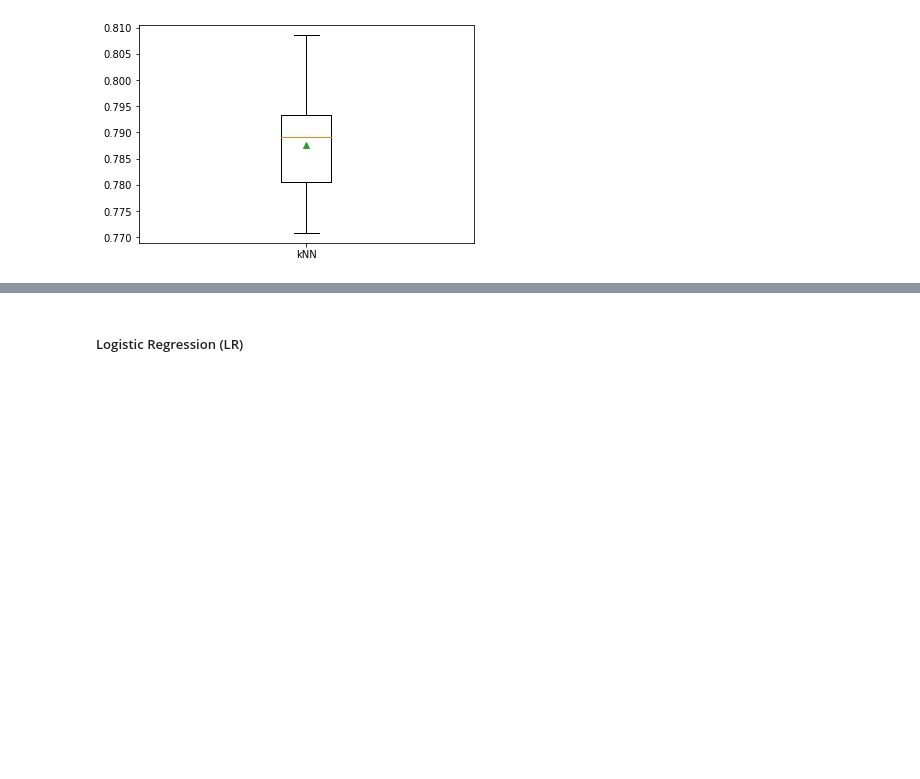
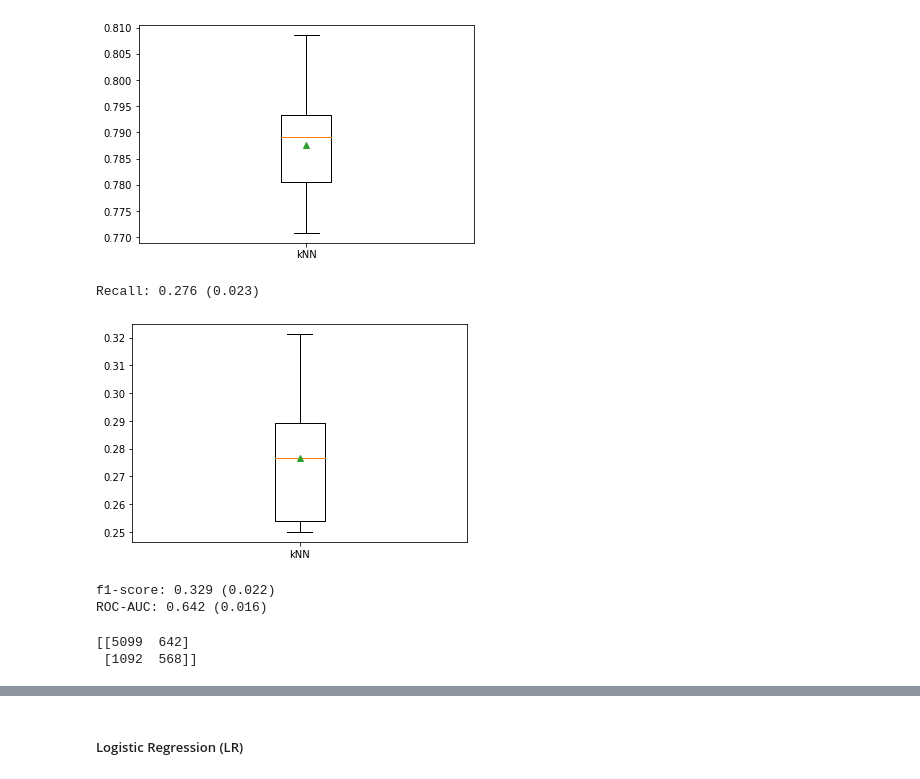
Before and after one commit to Bryan-Suelo/machine_learning, a Jupyter notebook: default_credit_card_clients/default_credit_card.ipynb, the cells around one changed output, grey strips where cells are left out. Drawn from its saved outputs; the diff is of its cells as text; code cells hidden in the pictures; blank space fills up the shorter version.

```diff
--- a/default_credit_card_clients/default_credit_card.ipynb
+++ b/default_credit_card_clients/default_credit_card.ipynb
@@ -642,3 +631,28 @@ plt.boxplot(scores, labels=['kNN'], showmeans=True)
 plt.show()
 # %% [output]
 [figure]
+# %%
+recall = cross_val_score(model, X0_train, Y0_train, scoring='recall', cv=cv, n_jobs=-1)
+print('Recall: %.3f (%.3f)' % (mean(recall), std(recall)))
+# %% [output]
+Recall: 0.276 (0.023)
+# %%
+plt.boxplot(recall, labels=['kNN'], showmeans=True)
+plt.show()
+# %% [output]
+[figure, added]
+# %%
+f1 = cross_val_score(model, X0_train, Y0_train, scoring='f1', cv=cv, n_jobs=-1)
+print('f1-score: %.3f (%.3f)' % (mean(f1), std(f1)))
+auc = cross_val_score(model, X0_train, Y0_train, scoring='roc_auc', cv=cv, n_jobs=-1)
+print('ROC-AUC: %.3f (%.3f)' % (mean(auc), std(auc)))
+# %% [output]
+f1-score: 0.329 (0.022)
+ROC-AUC: 0.642 (0.016)
+# %%
+model.fit(X0_train, Y0_train)
+Y0_pred = model.predict(X0_test)
+print(confusion_matrix(Y0_test, Y0_pred))
+# %% [output]
+[[5099  642]
+ [1092  568]]
```
Also changed, not shown: parts of 39 cells of this notebook.
